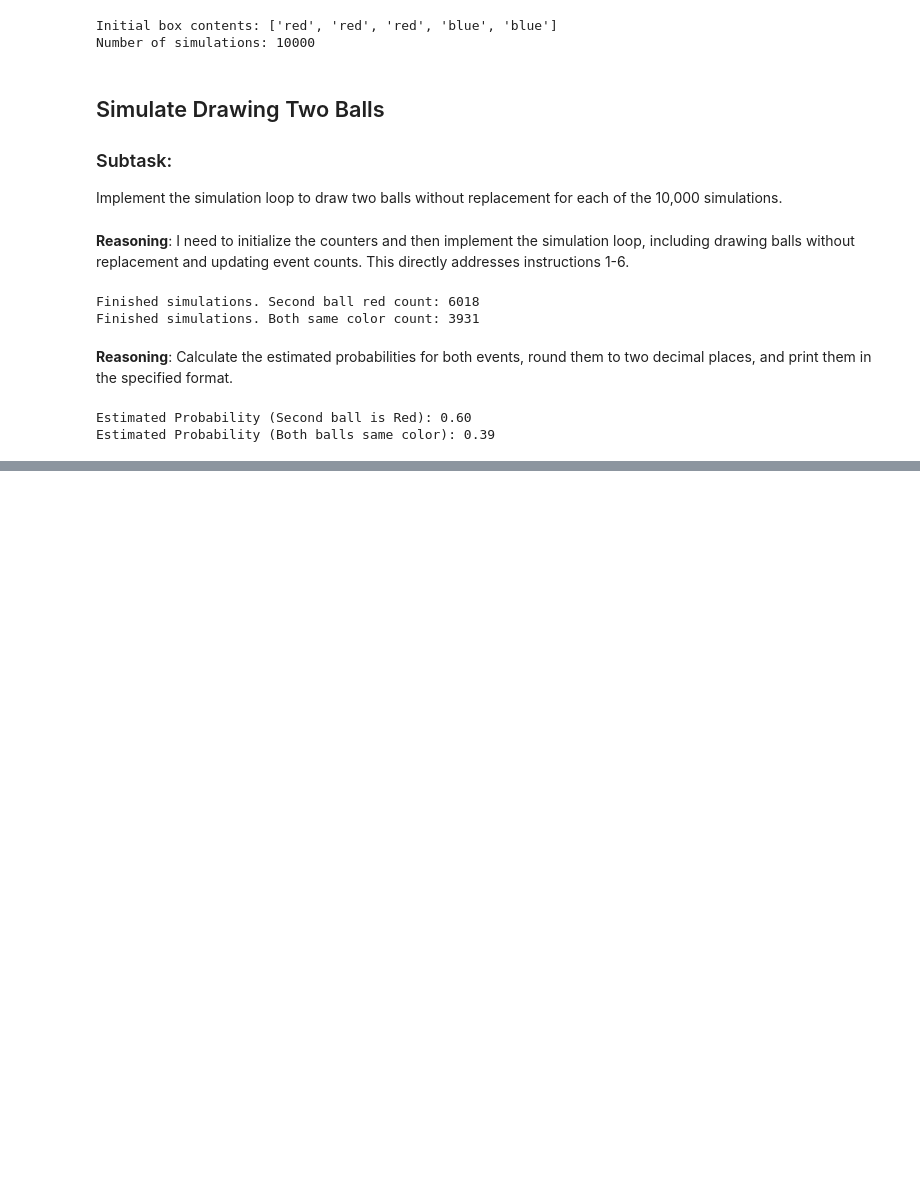
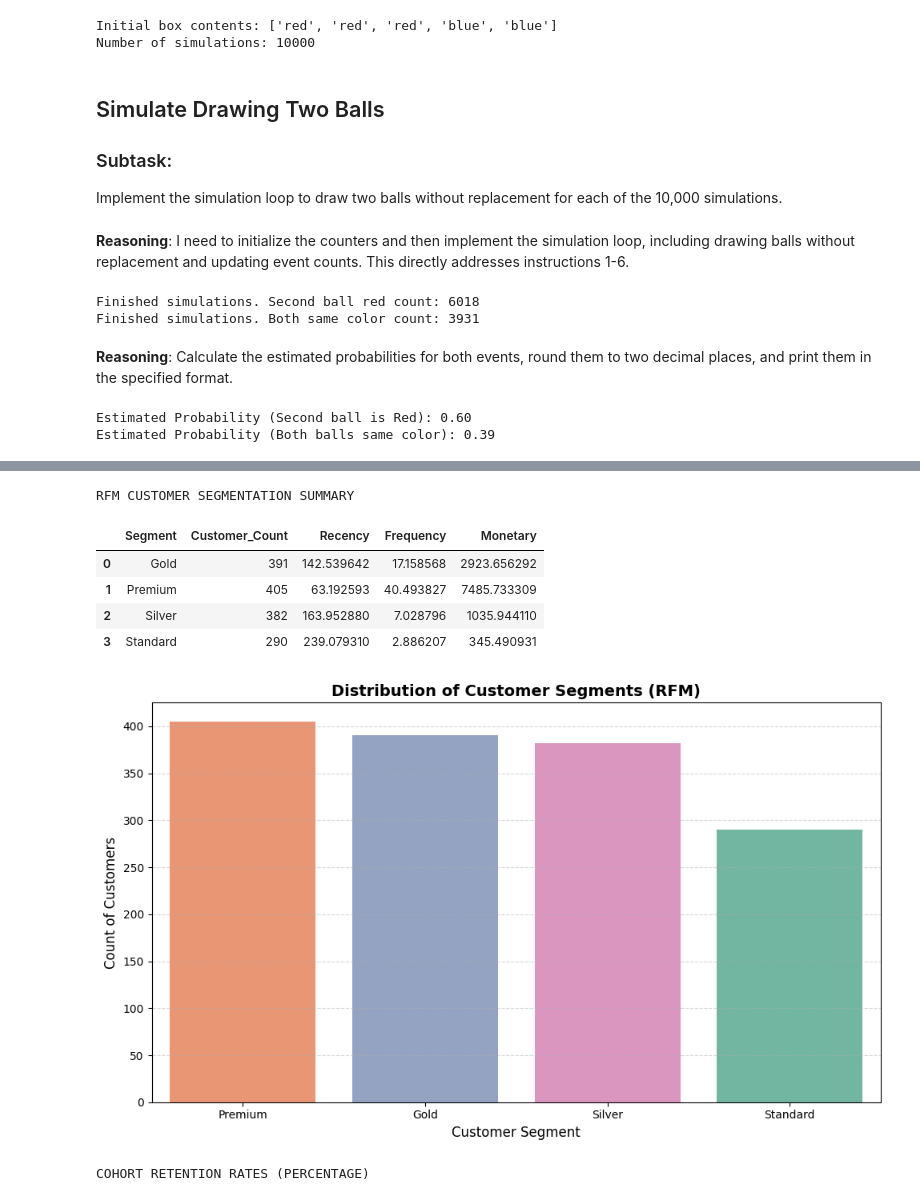
Before and after one commit to shridhar2k9/AI-ML, a Jupyter notebook: Untitled4.ipynb, the cells around one changed output, grey strips where cells are left out. Drawn from its saved outputs; the diff is of its cells as text; code cells hidden in the pictures; blank space fills up the shorter version.

```diff
--- a/Untitled4.ipynb
+++ b/Untitled4.ipynb
@@ -2031,0 +1266,80 @@ Executive Insights & Strategic Recommendations for Weekly Sales
+# %%
+import pandas as pd
+import numpy as np
+import matplotlib.pyplot as plt
+import seaborn as sns
+
+online_sales_data['Sales_Amount'] = online_sales_data['Quantity'] * online_sales_data['Avg_Price']
+
+online_sales_data['Transaction_Date'] = pd.to_datetime(online_sales_data['Transaction_Date'])
+
+# referencing date as one day after the absolute last transaction date
+reference_date = online_sales_data['Transaction_Date'].max() + pd.Timedelta(days=1)
+
+# Calculating Recency, Frequency, and Monetary value per customer
+rfm = online_sales_data.groupby('CustomerID').agg({
+    'Transaction_Date': lambda x: (reference_date - x.max()).days,
+    'Transaction_ID': 'nunique',
+    'Sales_Amount': 'sum'
+}).reset_index()
+
+rfm.rename(columns={
+    'Transaction_Date': 'Recency',
+    'Transaction_ID': 'Frequency',
+    'Sales_Amount': 'Monetary'
+}, inplace=True)
+
+# Lower is better - smaller days since last purchase get score 5
+rfm['R_Score'] = pd.qcut(rfm['Recency'], q=5, labels=[5, 4, 3, 2, 1])
+# Higher is better - larger values get score 5 (handling duplicates with rank method)
+rfm['F_Score'] = pd.qcut(rfm['Frequency'].rank(method='first'), q=5, labels=[1, 2, 3, 4, 5])
+
+rfm['M_Score'] = pd.qcut(rfm['Monetary'], q=5, labels=[1, 2, 3, 4, 5])
+
+rfm['R_Score'] = rfm['R_Score'].astype(int)
+rfm['F_Score'] = rfm['F_Score'].astype(int)
+rfm['M_Score'] = rfm['M_Score'].astype(int)
+
+rfm['RFM_Score'] = rfm['R_Score'] + rfm['F_Score'] + rfm['M_Score']
+
+def segment_customer(row):
+    score = row['RFM_Score']
+    if score >= 12:
+        return 'Premium'
+    elif score >= 9:
+        return 'Gold'
+    elif score >= 6:
+        return 'Silver'
+    else:
+        return 'Standard'
+
+rfm['Segment'] = rfm.apply(segment_customer, axis=1)
+
+segment_summary = rfm.groupby('Segment').agg({
+    'CustomerID': 'count',
+    'Recency': 'mean',
+    'Frequency': 'mean',
+    'Monetary': 'mean'
+}).rename(columns={'CustomerID': 'Customer_Count'}).reset_index()
+
+print("RFM CUSTOMER SEGMENTATION SUMMARY")
+display(segment_summary)
+
+# Visualizing Segment Distributions
+plt.figure(figsize=(10, 6))
+sns.countplot(data=rfm, x='Segment', order=['Premium', 'Gold', 'Silver', 'Standard'], palette='Set2', hue='Segment', legend=False)
+plt.title('Distribution of Customer Segments (RFM)', fontsize=14, fontweight='bold')
+plt.xlabel('Customer Segment', fontsize=12)
+plt.ylabel('Count of Customers', fontsize=12)
+plt.grid(axis='y', linestyle='--', alpha=0.5)
+plt.tight_layout()
+plt.show()
+# %% [output]
+RFM CUSTOMER SEGMENTATION SUMMARY
+|  | Segment | Customer_Count | Recency | Frequency | Monetary |
+| 0 | Gold | 391 | 142.539642 | 17.158568 | 2923.656292 |
+| 1 | Premium | 405 | 63.192593 | 40.493827 | 7485.733309 |
+| 2 | Silver | 382 | 163.952880 | 7.028796 | 1035.944110 |
+| 3 | Standard | 290 | 239.079310 | 2.886207 | 345.490931 |
+[figure, added]
+COHORT RETENTION RATES (PERCENTAGE)
```
Also changed, not shown: parts of 63 cells of this notebook.
